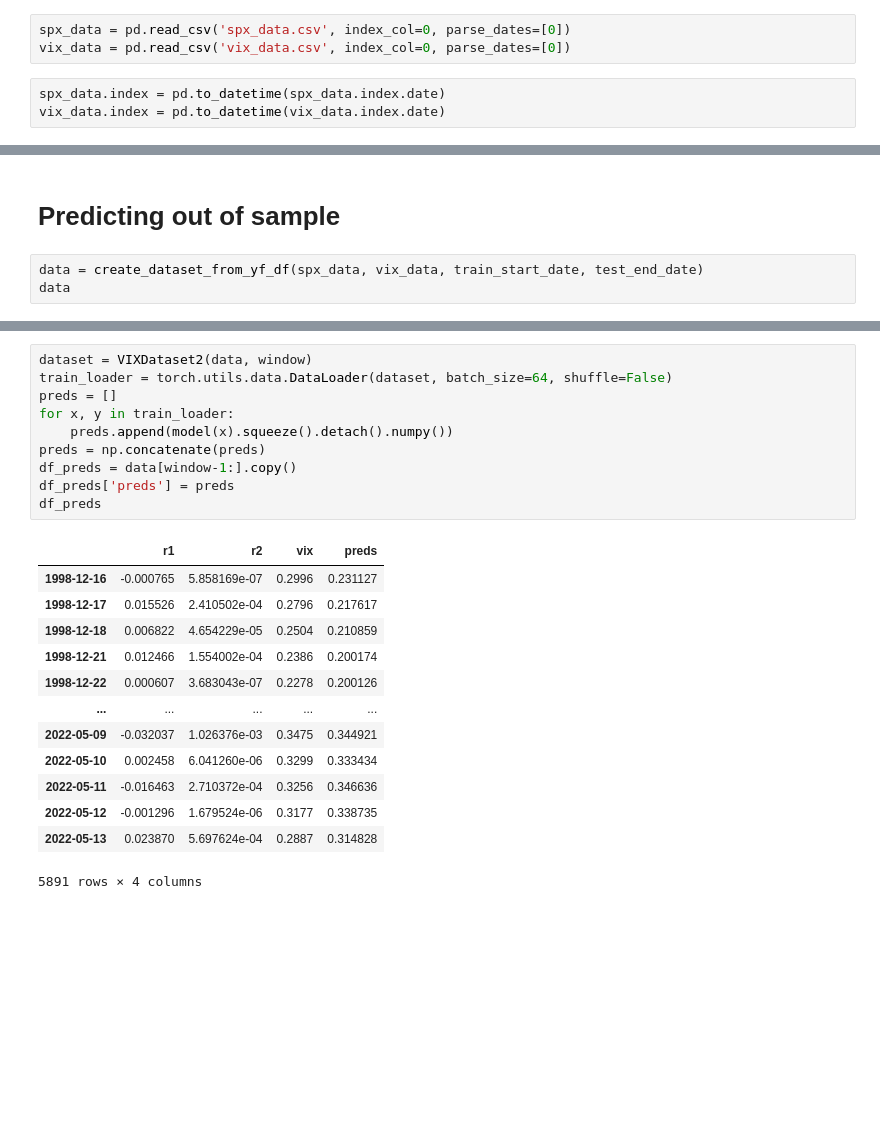
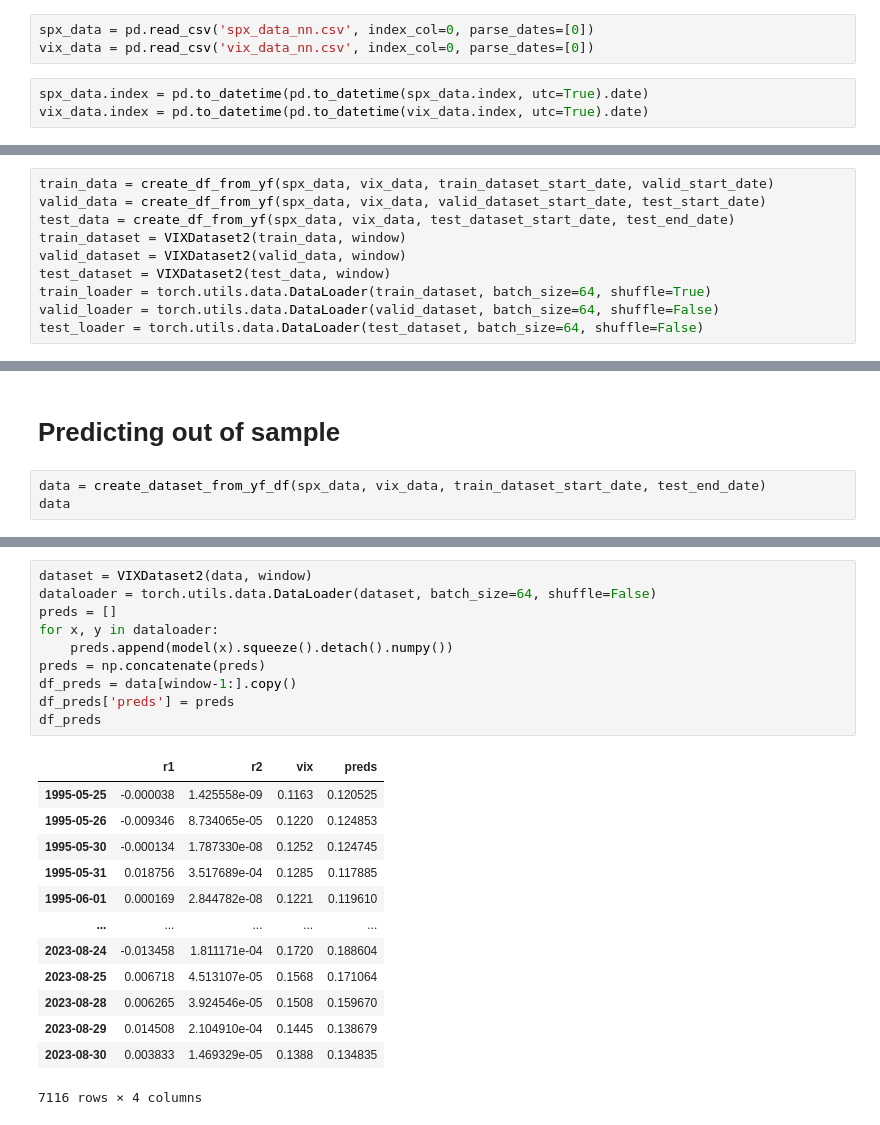
Before and after one commit to luchungi/VolatilityIsMostlyPathDependent, a Jupyter notebook: NN_Model_v1.ipynb, the cells around one changed output, grey strips where cells are left out. Drawn from its saved outputs; the diff is of its cells as text; blank space fills up the shorter version.

```diff
--- a/NN_Model_v1.ipynb
+++ b/NN_Model_v1.ipynb
@@ -28,6 +30,6 @@ test_end_date = pd.to_datetime('2022-05-15')
 # %%
-spx_data = pd.read_csv('spx_data.csv', index_col=0, parse_dates=[0])
-vix_data = pd.read_csv('vix_data.csv', index_col=0, parse_dates=[0])
+spx_data = pd.read_csv('spx_data_nn.csv', index_col=0, parse_dates=[0])
+vix_data = pd.read_csv('vix_data_nn.csv', index_col=0, parse_dates=[0])
 # %%
-spx_data.index = pd.to_datetime(spx_data.index.date)
-vix_data.index = pd.to_datetime(vix_data.index.date)
+spx_data.index = pd.to_datetime(pd.to_datetime(spx_data.index, utc=True).date)
+vix_data.index = pd.to_datetime(pd.to_datetime(vix_data.index, utc=True).date)
@@ -39,3 +58,13 @@ train_loader = torch.utils.data.DataLoader(dataset, batch_size=64, shuffle=True)
+# %%
+train_data = create_df_from_yf(spx_data, vix_data, train_dataset_start_date, valid_start_date)
+valid_data = create_df_from_yf(spx_data, vix_data, valid_dataset_start_date, test_start_date)
+test_data = create_df_from_yf(spx_data, vix_data, test_dataset_start_date, test_end_date)
+train_dataset = VIXDataset2(train_data, window)
+valid_dataset = VIXDataset2(valid_data, window)
+test_dataset = VIXDataset2(test_data, window)
+train_loader = torch.utils.data.DataLoader(train_dataset, batch_size=64, shuffle=True)
+valid_loader = torch.utils.data.DataLoader(valid_dataset, batch_size=64, shuffle=False)
+test_loader = torch.utils.data.DataLoader(test_dataset, batch_size=64, shuffle=False)
 # %% [markdown]
 # Fitting
 # %%
@@ -99,7 +128,7 @@ Mean: 0.0031, Min: -0.0723, Max: 0.1145, MAE: 0.0086, MSE: 0.0002, R^2: 0.9810
 # %% [markdown]
 # Predicting out of sample
 # %%
-data = create_dataset_from_yf_df(spx_data, vix_data, train_start_date, test_end_date)
+data = create_dataset_from_yf_df(spx_data, vix_data, train_dataset_start_date, test_end_date)
 data
 # %% [output]
 |  | r1 | r2 | vix |
@@ -118,24 +147,24 @@ data
 # %%
 dataset = VIXDataset2(data, window)
-train_loader = torch.utils.data.DataLoader(dataset, batch_size=64, shuffle=False)
+dataloader = torch.utils.data.DataLoader(dataset, batch_size=64, shuffle=False)
 preds = []
-for x, y in train_loader:
+for x, y in dataloader:
     preds.append(model(x).squeeze().detach().numpy())
 preds = np.concatenate(preds)
 df_preds = data[window-1:].copy()
 df_preds['preds'] = preds
 df_preds
 # %% [output]
 |  | r1 | r2 | vix | preds |
-| 1998-12-16 | -0.000765 | 5.858169e-07 | 0.2996 | 0.231127 |
-| 1998-12-17 | 0.015526 | 2.410502e-04 | 0.2796 | 0.217617 |
-| 1998-12-18 | 0.006822 | 4.654229e-05 | 0.2504 | 0.210859 |
-| 1998-12-21 | 0.012466 | 1.554002e-04 | 0.2386 | 0.200174 |
-| 1998-12-22 | 0.000607 | 3.683043e-07 | 0.2278 | 0.200126 |
+| 1995-05-25 | -0.000038 | 1.425558e-09 | 0.1163 | 0.120525 |
+| 1995-05-26 | -0.009346 | 8.734065e-05 | 0.1220 | 0.124853 |
+| 1995-05-30 | -0.000134 | 1.787330e-08 | 0.1252 | 0.124745 |
+| 1995-05-31 | 0.018756 | 3.517689e-04 | 0.1285 | 0.117885 |
+| 1995-06-01 | 0.000169 | 2.844782e-08 | 0.1221 | 0.119610 |
 | ... | ... | ... | ... | ... |
-| 2022-05-09 | -0.032037 | 1.026376e-03 | 0.3475 | 0.344921 |
-| 2022-05-10 | 0.002458 | 6.041260e-06 | 0.3299 | 0.333434 |
-| 2022-05-11 | -0.016463 | 2.710372e-04 | 0.3256 | 0.346636 |
-| 2022-05-12 | -0.001296 | 1.679524e-06 | 0.3177 | 0.338735 |
-| 2022-05-13 | 0.023870 | 5.697624e-04 | 0.2887 | 0.314828 |
+| 2023-08-24 | -0.013458 | 1.811171e-04 | 0.1720 | 0.188604 |
+| 2023-08-25 | 0.006718 | 4.513107e-05 | 0.1568 | 0.171064 |
+| 2023-08-28 | 0.006265 | 3.924546e-05 | 0.1508 | 0.159670 |
+| 2023-08-29 | 0.014508 | 2.104910e-04 | 0.1445 | 0.138679 |
+| 2023-08-30 | 0.003833 | 1.469329e-05 | 0.1388 | 0.134835 |
-5891 rows × 4 columns
+7116 rows × 4 columns
```
Also changed, not shown: parts of 13 cells of this notebook, 4 other files.
